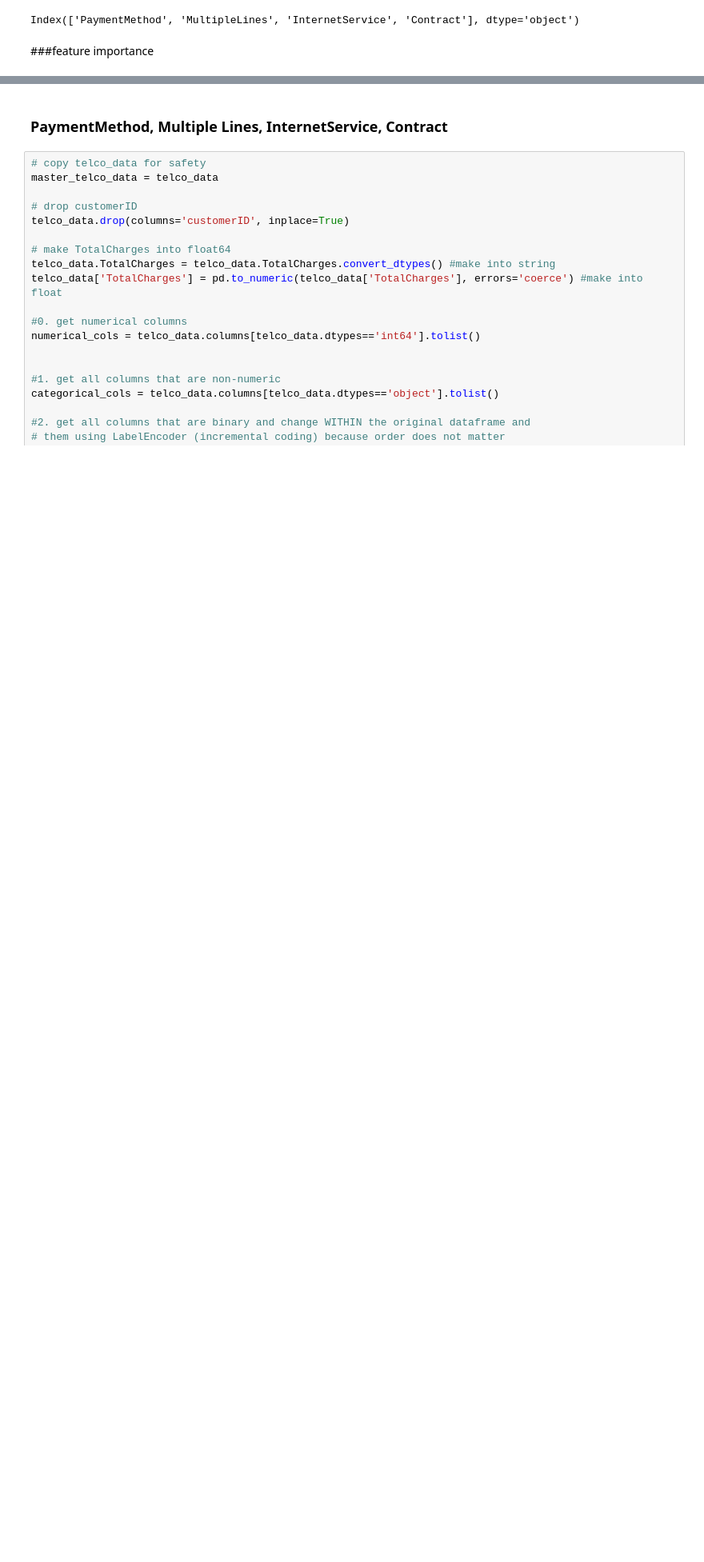
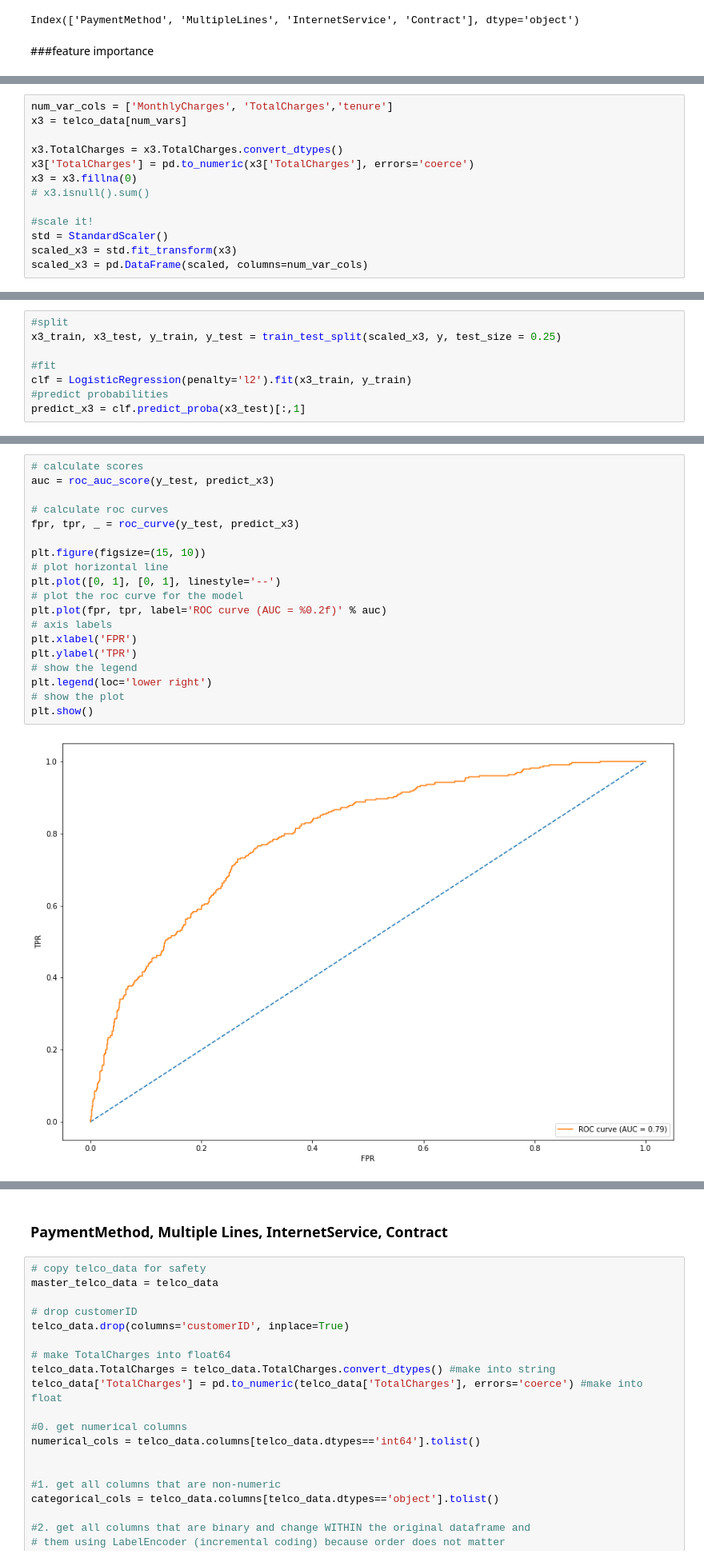
Before and after one commit to anjaleeDS/MLCS68, a Jupyter notebook: 01hwTelco_churn_prediction.ipynb, the cells around one changed output, grey strips where cells are left out. Shown at 80% size. Saved outputs shown, nothing was run; the diff lists cells and outputs as text; blank space fills up the shorter version.

```diff
--- a/01hwTelco_churn_prediction.ipynb
+++ b/01hwTelco_churn_prediction.ipynb
@@ -200,0 +249,13 @@ plt.show()
+# %%
+num_var_cols = ['MonthlyCharges', 'TotalCharges','tenure']
+x3 = telco_data[num_vars]
+
+x3.TotalCharges = x3.TotalCharges.convert_dtypes()
+x3['TotalCharges'] = pd.to_numeric(x3['TotalCharges'], errors='coerce')
+x3 = x3.fillna(0)
+# x3.isnull().sum()
+
+#scale it!
+std = StandardScaler()
+scaled_x3 = std.fit_transform(x3)
+scaled_x3 = pd.DataFrame(scaled, columns=num_var_cols)
@@ -200,0 +266,8 @@ plt.show()
+# %%
+#split
+x3_train, x3_test, y_train, y_test = train_test_split(scaled_x3, y, test_size = 0.25)
+
+#fit
+clf = LogisticRegression(penalty='l2').fit(x3_train, y_train)
+#predict probabilities
+predict_x3 = clf.predict_proba(x3_test)[:,1]
@@ -200,0 +281,21 @@ plt.show()
+# %%
+# calculate scores
+auc = roc_auc_score(y_test, predict_x3)
+
+# calculate roc curves
+fpr, tpr, _ = roc_curve(y_test, predict_x3)
+
+plt.figure(figsize=(15, 10))
+# plot horizontal line
+plt.plot([0, 1], [0, 1], linestyle='--')
+# plot the roc curve for the model
+plt.plot(fpr, tpr, label='ROC curve (AUC = %0.2f)' % auc)
+# axis labels
+plt.xlabel('FPR')
+plt.ylabel('TPR')
+# show the legend
+plt.legend(loc='lower right')
+# show the plot
+plt.show()
+# %% [output]
+[figure, added]
```
Also changed, not shown: parts of 25 cells of this notebook.
